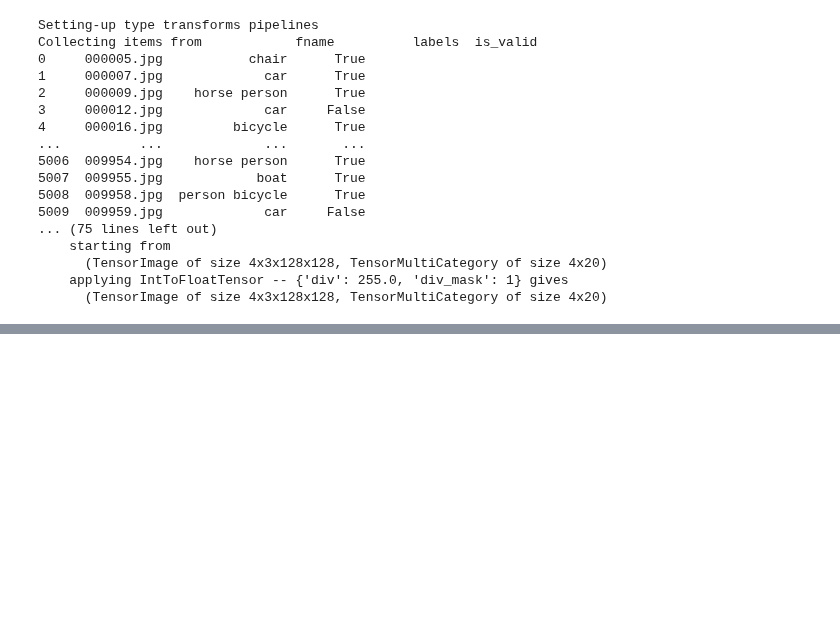
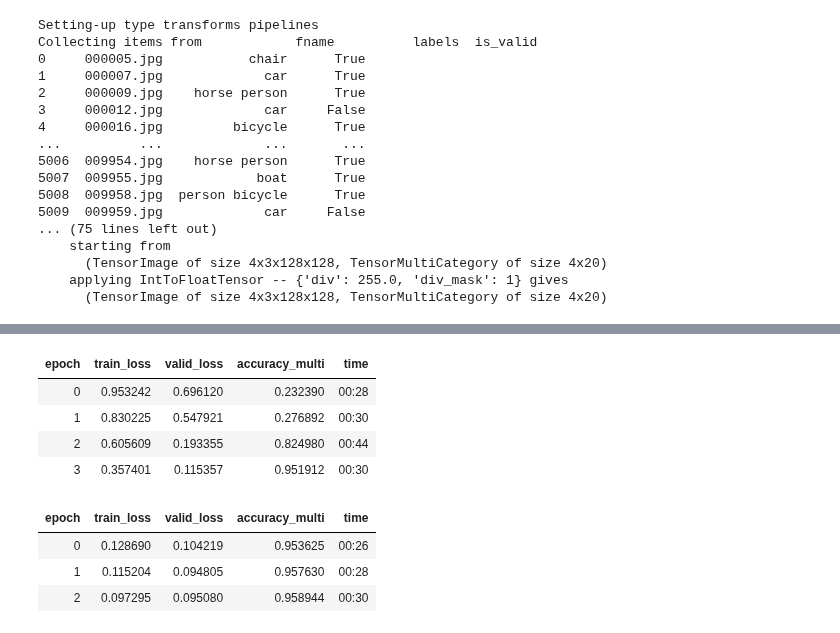
Before and after one commit to Firojpaudel/Machine-Learning-Notes, a Jupyter notebook: Practical Deep Learning For Coders/Chapter_6.ipynb, the cells around one changed output, grey strips where cells are left out. Saved outputs shown, nothing was run; the diff lists cells and outputs as text; code cells hidden in the pictures; blank space fills up the shorter version.

```diff
--- a/Practical Deep Learning For Coders/Chapter_6.ipynb
+++ b/Practical Deep Learning For Coders/Chapter_6.ipynb
@@ -316,0 +386,6 @@ Collecting items from            fname          labels  is_valid
+# %%
+def accuracy_multi(inp, targ, thresh= 0.5, sigmoid= True):
+  if sigmoid:           #Apply sigmoid if required
+    inp = inp.sigmoid()
+
+  return ((inp > thresh)== targ.bool()).float().mean()
@@ -316,0 +421,15 @@ Collecting items from            fname          labels  is_valid
+# %%
+##@ Training the model:
+"Once the loss function and metrics are set up, we can train the model as:"
+
+learn.fine_tune(3, base_lr=3e-3, freeze_epochs=4)
+# %% [output]
+| epoch | train_loss | valid_loss | accuracy_multi | time |
+| 0 | 0.953242 | 0.696120 | 0.232390 | 00:28 |
+| 1 | 0.830225 | 0.547921 | 0.276892 | 00:30 |
+| 2 | 0.605609 | 0.193355 | 0.824980 | 00:44 |
+| 3 | 0.357401 | 0.115357 | 0.951912 | 00:30 |
+| epoch | train_loss | valid_loss | accuracy_multi | time |
+| 0 | 0.128690 | 0.104219 | 0.953625 | 00:26 |
+| 1 | 0.115204 | 0.094805 | 0.957630 | 00:28 |
+| 2 | 0.097295 | 0.095080 | 0.958944 | 00:30 |
```
Also changed, not shown: parts of 26 cells of this notebook.
